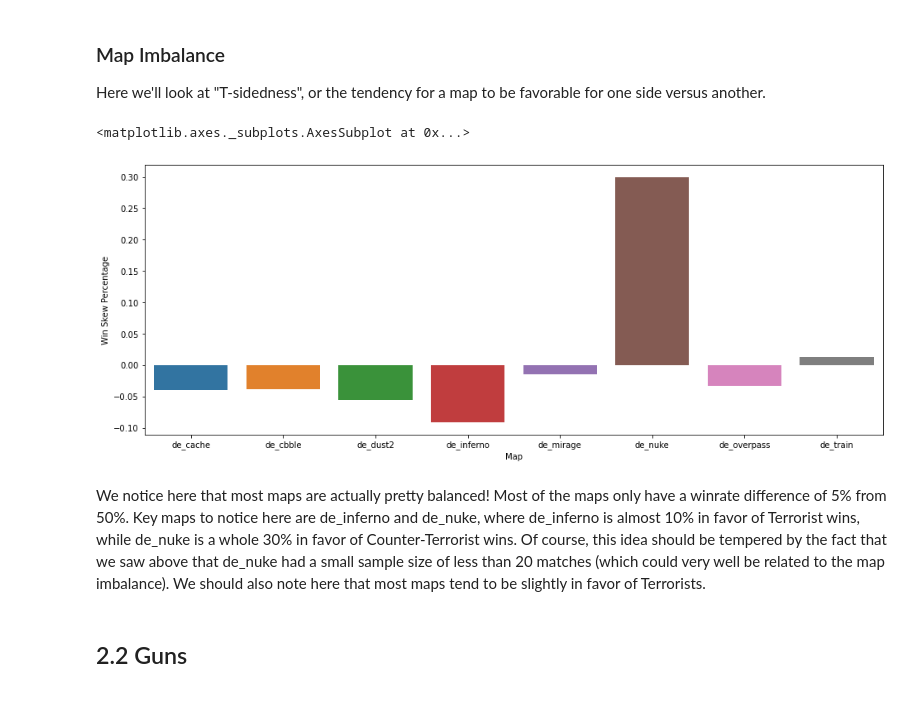
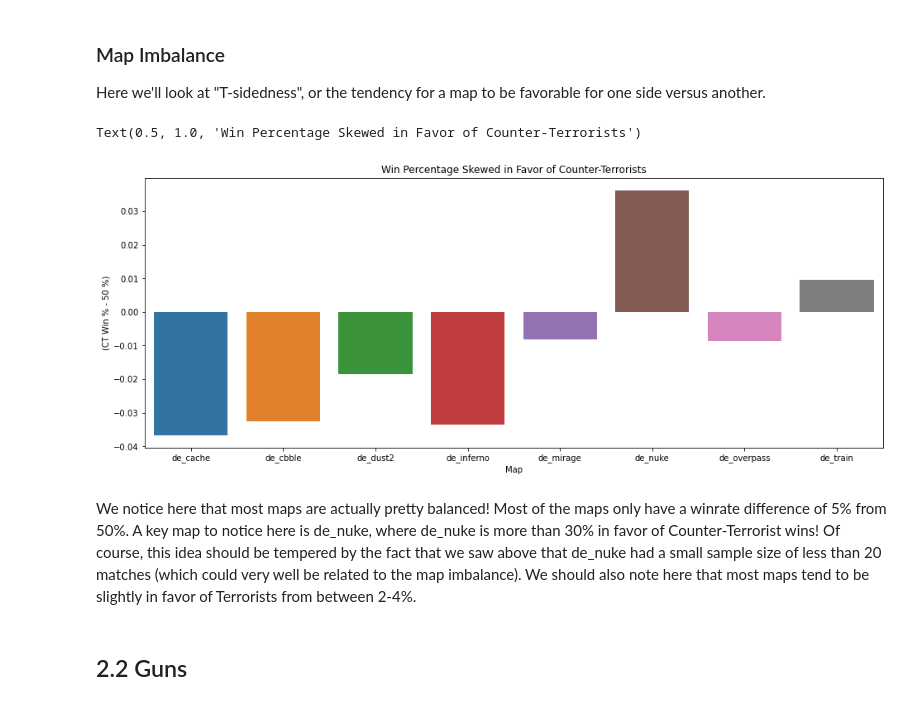
Before and after one commit to Sylean/csgotutorial, a Jupyter notebook: final_tutorial_tree.ipynb, the cells around one changed output. Saved outputs shown, nothing was run; the diff lists cells and outputs as text; code cells hidden in the pictures.

```diff
--- a/final_tutorial_tree.ipynb
+++ b/final_tutorial_tree.ipynb
@@ -508,26 +533,30 @@ Here we'll look at "T-sidedness", or the tendency for a map to be favorable for
 # %%
 # Calculate the win_rate for Counter-Terrorists
 def agg_wr(series):
     ct_wins = 0
     total = 0
     for i in series:
         if i == 'CounterTerrorist':
             ct_wins += 1
         total += 1
     return ct_wins / total
 
-map_skew = df.drop_duplicates('file')
+map_skew = df
 map_skew = map_skew.groupby('map').agg({'winner_side': agg_wr}).reset_index()
 map_skew['winner_side'] = map_skew['winner_side'] - 0.5
 map_skew.columns = ['Map', 'Win Skew Percentage']
 
 plt.figure(figsize=(16,6))
-sns.barplot(x='Map', y='Win Skew Percentage', data=map_skew)
+ax = sns.barplot(x='Map', y='Win Skew Percentage', data=map_skew)
+
+ax.set_xlabel('Map')
+ax.set_ylabel('(CT Win % - 50 %)')
+ax.set_title('Win Percentage Skewed in Favor of Counter-Terrorists')
 # %% [output]
-<matplotlib.axes._subplots.AxesSubplot at 0x...>
+Text(0.5, 1.0, 'Win Percentage Skewed in Favor of Counter-Terrorists')
-[figure, old version]
+[figure, new version]
 # %% [markdown]
-We notice here that most maps are actually pretty balanced! Most of the maps only have a winrate difference of 5% from 50%. Key maps to notice here are de_inferno and de_nuke, where de_inferno is almost 10% in favor of Terrorist wins, while de_nuke is a whole 30% in favor of Counter-Terrorist wins. Of course, this idea should be tempered by the fact that we saw above that de_nuke had a small sample size of less than 20 matches (which could very well be related to the map imbalance). We should also note here that most maps tend to be slightly in favor of Terrorists.
+We notice here that most maps are actually pretty balanced! Most of the maps only have a winrate difference of 5% from 50%. A key map to notice here is de_nuke, where de_nuke is more than 30% in favor of Counter-Terrorist wins! Of course, this idea should be tempered by the fact that we saw above that de_nuke had a small sample size of less than 20 matches (which could very well be related to the map imbalance). We should also note here that most maps tend to be slightly in favor of Terrorists from between 2-4%.
 # %% [markdown]
 ## 2.2 Guns
 # %% [markdown]
```
Also changed, not shown: parts of 33 cells of this notebook, 1 other file.
